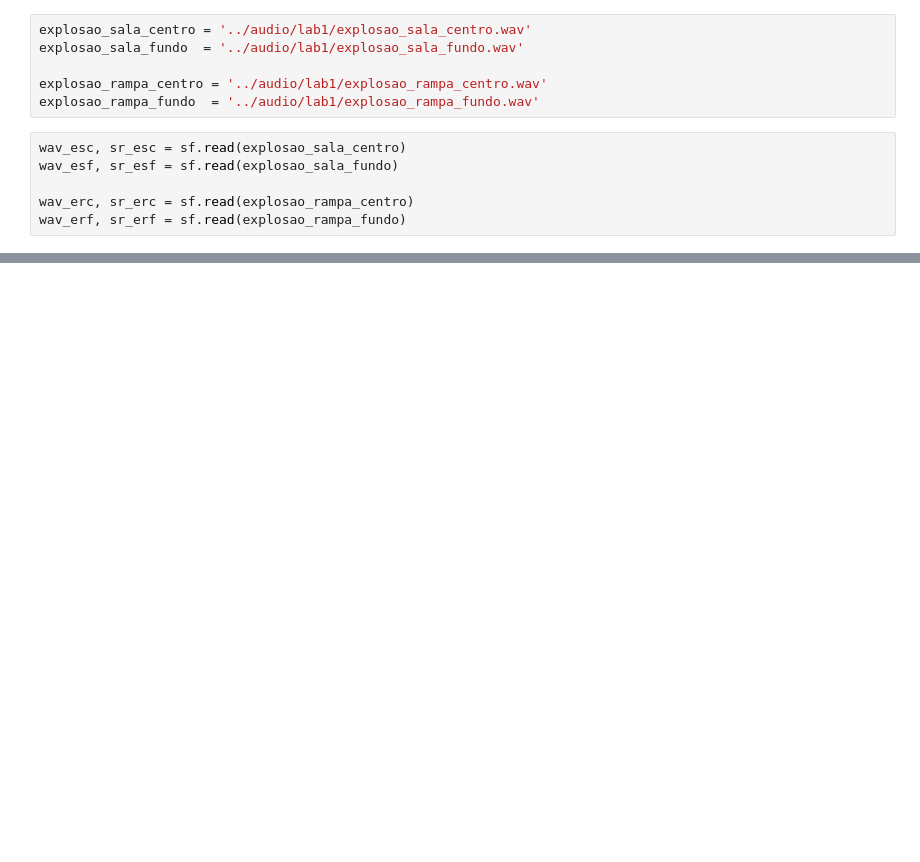
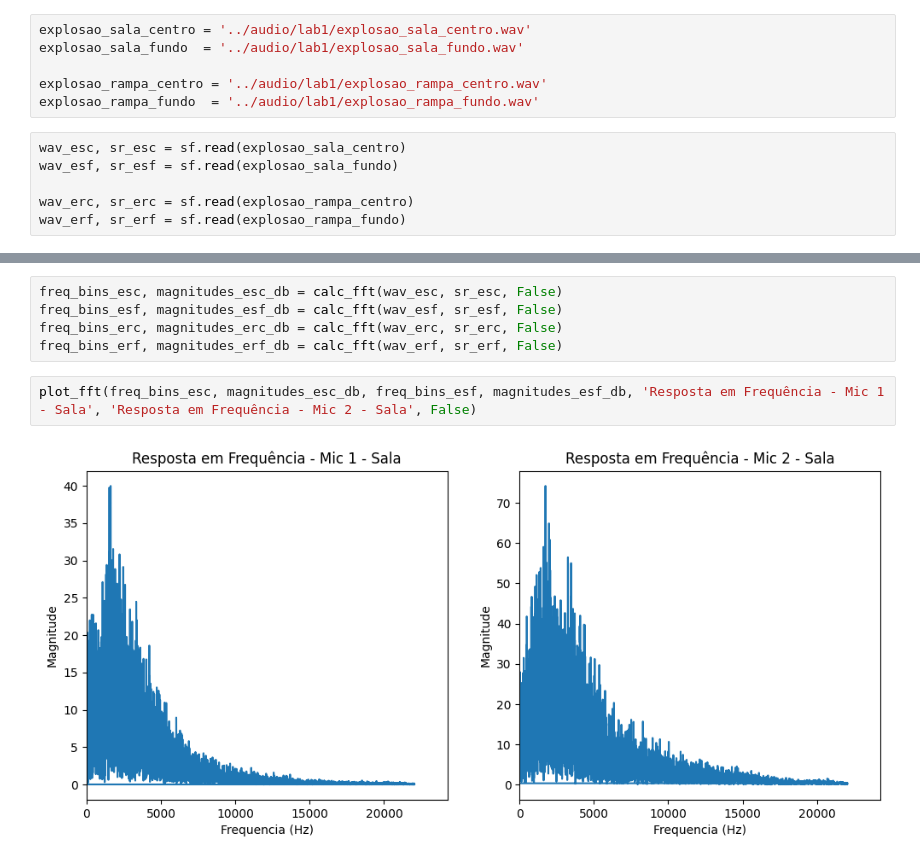
Before and after one commit to dm-voz-audio-acustica/dm-voz-audio-acustica.github.io, a Jupyter notebook: lab1/lab1.ipynb, the cells around one changed output, grey strips where cells are left out. Drawn from its saved outputs; the diff is of its cells as text; blank space fills up the shorter version.

```diff
--- a/lab1/lab1.ipynb
+++ b/lab1/lab1.ipynb
@@ -95,0 +105,9 @@ np.fft.ifft(db_levels)
+# %%
+freq_bins_esc, magnitudes_esc_db = calc_fft(wav_esc, sr_esc, False)
+freq_bins_esf, magnitudes_esf_db = calc_fft(wav_esf, sr_esf, False)
+freq_bins_erc, magnitudes_erc_db = calc_fft(wav_erc, sr_erc, False)
+freq_bins_erf, magnitudes_erf_db = calc_fft(wav_erf, sr_erf, False)
+# %%
+plot_fft(freq_bins_esc, magnitudes_esc_db, freq_bins_esf, magnitudes_esf_db, 'Resposta em Frequência - Mic 1 - Sala', 'Resposta em Frequência - Mic 2 - Sala', False)
+# %% [output]
+[figure, added]
```
Also changed, not shown: parts of 29 cells of this notebook, 1 other file.
